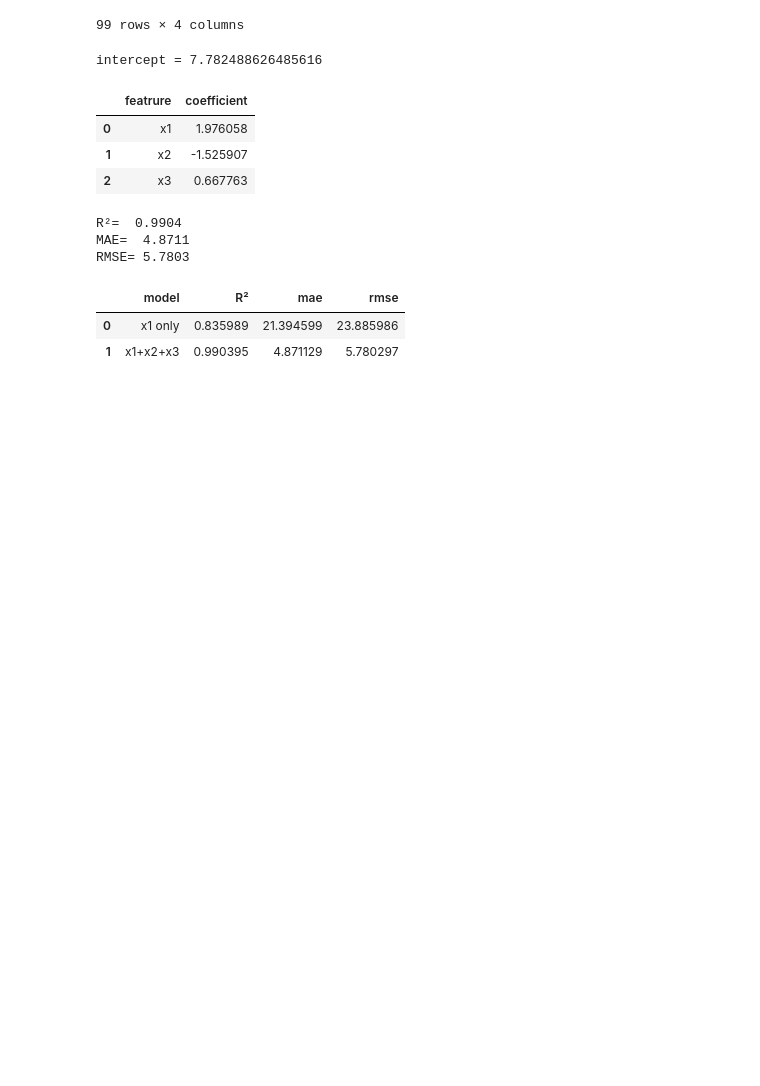
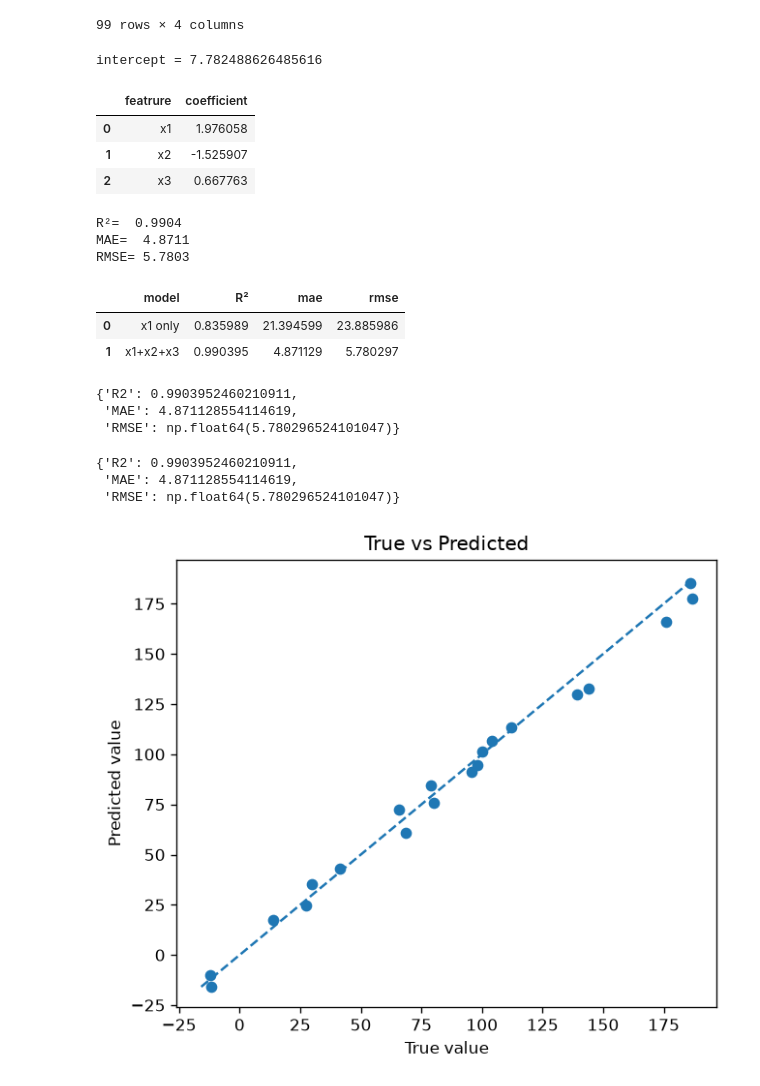
Before and after one commit to Zack123Chen/CUMCM2026, a Jupyter notebook: regression_practice.ipynb, the cells around one changed output. Saved outputs shown, nothing was run; the diff lists cells and outputs as text; code cells hidden in the pictures; blank space fills up the shorter version.

```diff
--- a/regression_practice.ipynb
+++ b/regression_practice.ipynb
@@ -446,3 +446,74 @@ compare_df
 |  | model | R² | mae | rmse |
 | 0 | x1 only | 0.835989 | 21.394599 | 23.885986 |
 | 1 | x1+x2+x3 | 0.990395 | 4.871129 | 5.780297 |
+# %%
+from src.metrics import regression_metrics
+from src.regression import fit_linear_regression
+
+# 1. 调用封装好的函数训练模型
+model = fit_linear_regression(X_train, y_train)
+
+# 2. 使用返回的模型预测测试集
+y_pred = model.predict(X_test)
+
+# 3. 调用封装好的评价函数
+metrics = regression_metrics(y_test, y_pred)
+
+# 4. 查看评价结果
+metrics
+# %% [output]
+{'R2': 0.9903952460210911,
+ 'MAE': 4.871128554114619,
+ 'RMSE': np.float64(5.780296524101047)}
+# %%
+# 只修改这里来指定建模变量
+feature_cols = ["x1", "x2", "x3"]
+target_col = "y"
+
+# 根据列名取出自变量和因变量
+X = df[feature_cols]
+y = df[target_col]
+
+# 划分训练集和测试集
+X_train, X_test, y_train, y_test = train_test_split(
+    X, y, test_size=0.2, random_state=42
+)
+
+# 调用封装函数训练模型
+model = fit_linear_regression(X_train, y_train)
+
+# 使用测试集进行预测
+y_pred = model.predict(X_test)
+
+# 评价预测结果
+metrics = regression_metrics(y_test, y_pred)
+
+metrics
+# %% [output]
+{'R2': 0.9903952460210911,
+ 'MAE': 4.871128554114619,
+ 'RMSE': np.float64(5.780296524101047)}
+# %%
+# 创建画布
+fig, ax = plt.subplots(figsize=(6, 5), dpi=120)
+
+# 绘制真实值和预测值
+ax.scatter(y_test, y_pred)
+
+# 找到整体数据范围，用于绘制理想预测线 y = x
+min_val = min(y_test.min(), y_pred.min())
+max_val = max(y_test.max(), y_pred.max())
+
+# 理想预测参考线
+ax.plot([min_val, max_val], [min_val, max_val], linestyle="--")
+
+ax.set_xlabel("True value")
+ax.set_ylabel("Predicted value")
+ax.set_title("True vs Predicted")
+
+# 保存到 figures 文件夹
+fig.savefig("figures/regression_true_vs_predicted.png", dpi=300, bbox_inches="tight")
+
+plt.show()
+# %% [output]
+[figure, added]
```
Also changed, not shown: parts of 4 cells of this notebook, 3 other files.
